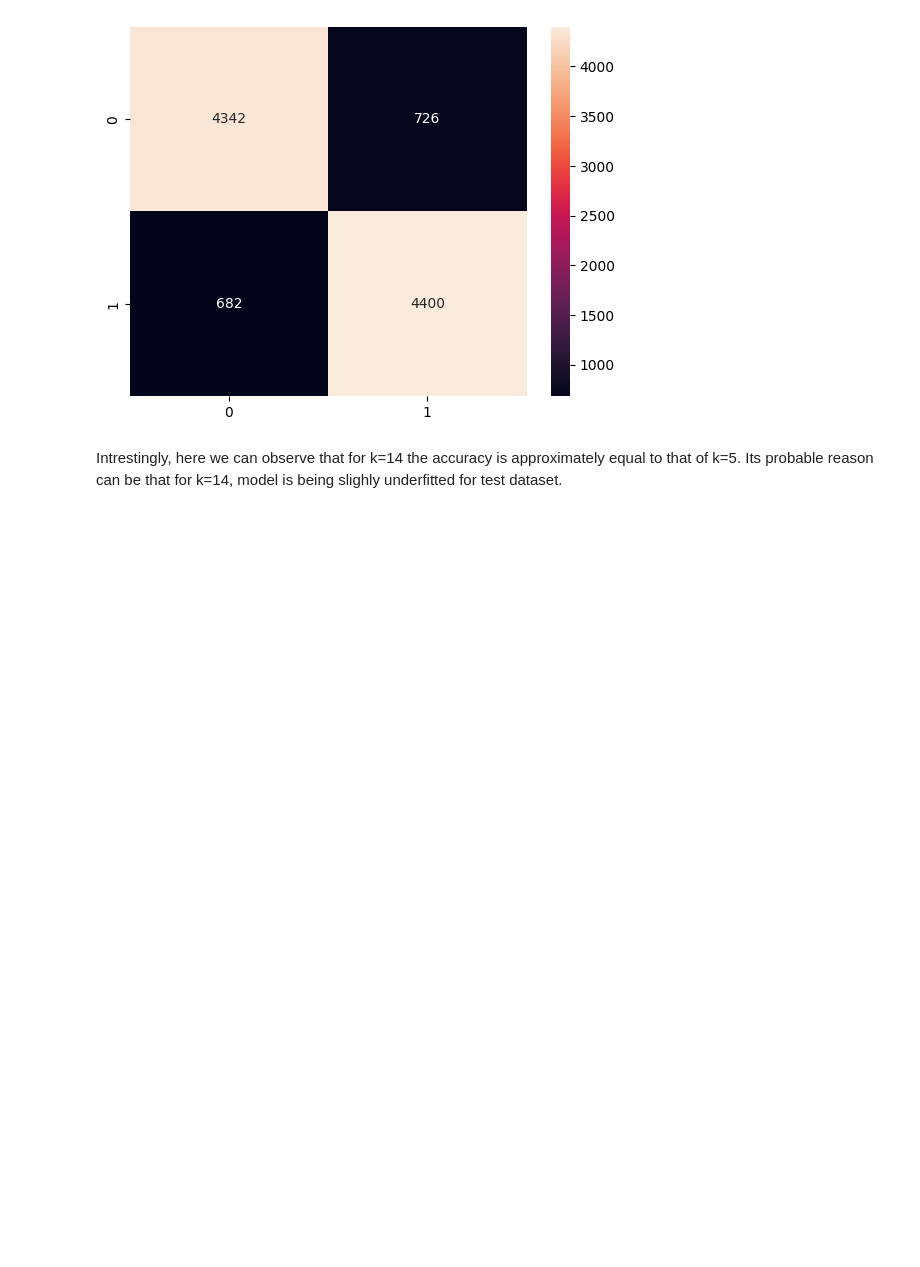
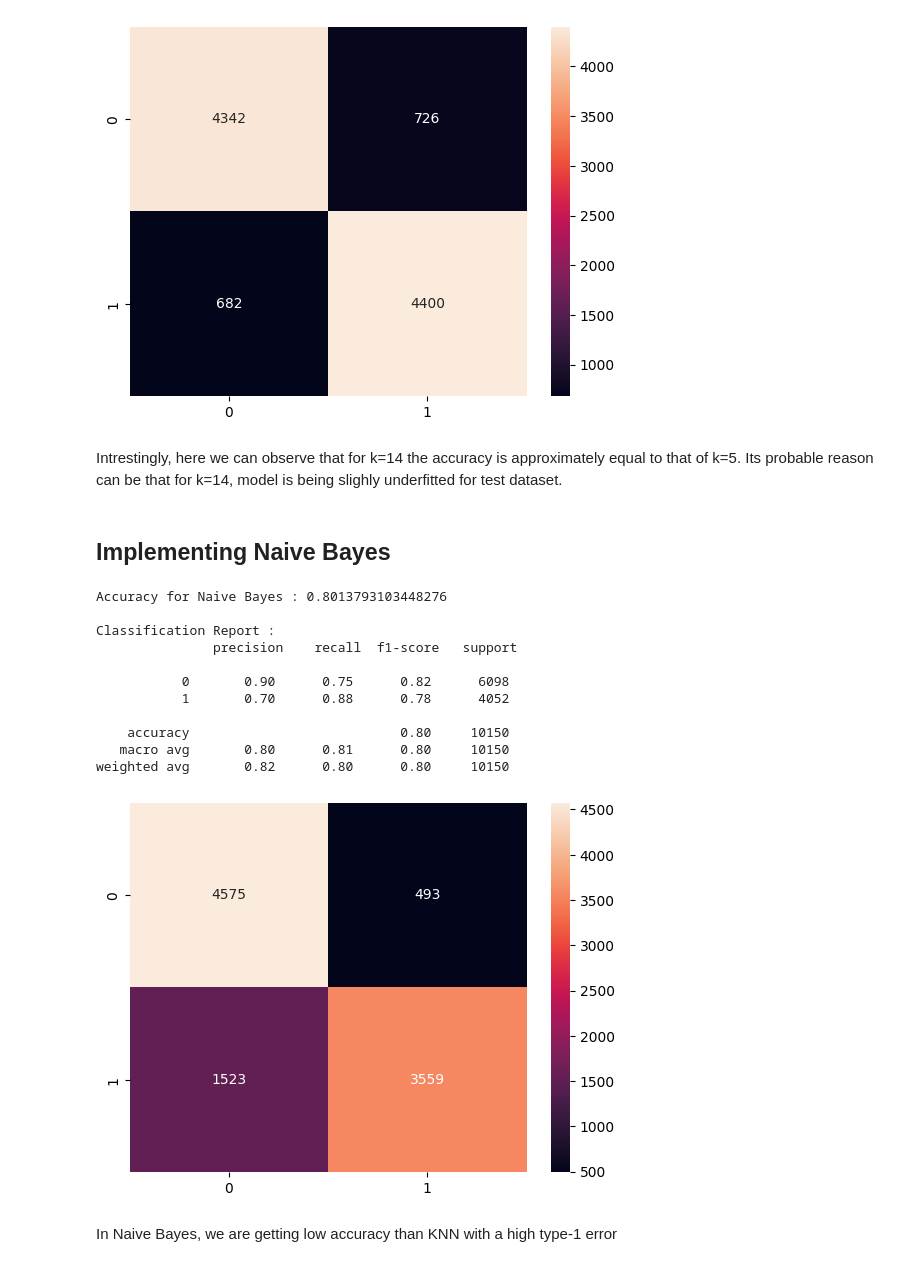
Before and after one commit to AkHiLdEvGoD/Machine-Learning-Algorithms, a Jupyter notebook: Adult_income_KNN.ipynb, the cells around one changed output. Cells and saved outputs as stored; diff of their text form; code cells hidden in the pictures; blank space fills up the shorter version.

Commit message:
Added NB | Income prediction (KNN ~ 86%) | Version 2

```diff
--- a/Adult_income_KNN.ipynb
+++ b/Adult_income_KNN.ipynb
@@ -425,3 +425,31 @@ weighted avg       0.86      0.86      0.86     10150
 [figure]
 # %% [markdown]
 Intrestingly, here we can observe that for k=14 the accuracy is approximately equal to that of k=5. Its probable reason can be that for k=14, model is being slighly underfitted for test dataset.
+# %% [markdown]
+## Implementing Naive Bayes
+# %%
+from sklearn.naive_bayes import GaussianNB
+nb = GaussianNB()
+nb.fit(x_train,y_train)
+y_pred = nb.predict(x_test)
+
+print('Accuracy for Naive Bayes :',accuracy_score(y_pred,y_test))
+print('\nClassification Report :\n',classification_report(y_pred,y_test))
+cf_matrix = confusion_matrix(y_test,y_pred)
+sns.heatmap(cf_matrix,annot=True,fmt='g')
+plt.show()
+# %% [output]
+Accuracy for Naive Bayes : 0.8013793103448276
+
+Classification Report :
+               precision    recall  f1-score   support
+
+           0       0.90      0.75      0.82      6098
+           1       0.70      0.88      0.78      4052
+
+    accuracy                           0.80     10150
+   macro avg       0.80      0.81      0.80     10150
+weighted avg       0.82      0.80      0.80     10150
+[figure, added]
+# %% [markdown]
+In Naive Bayes, we are getting low accuracy than KNN with a high type-1 error
```
